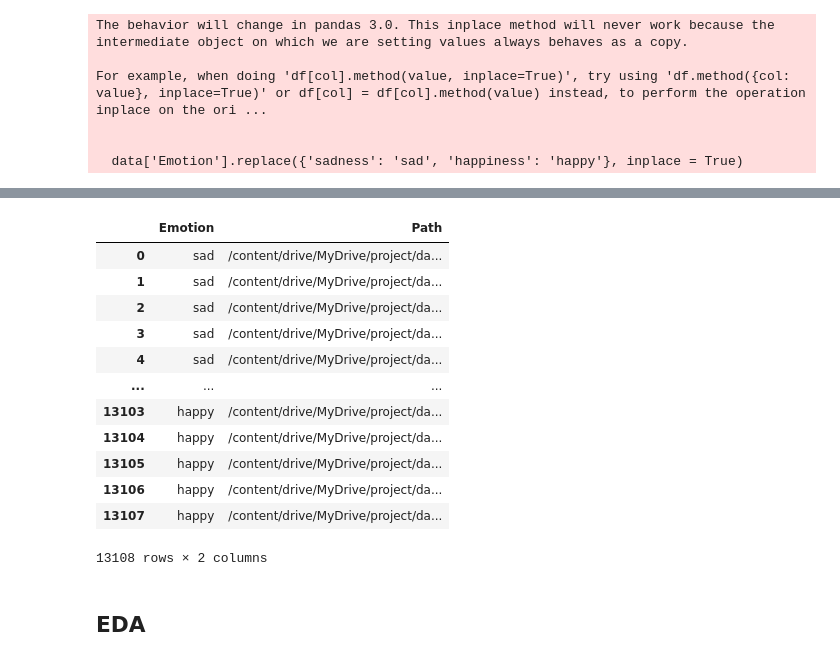
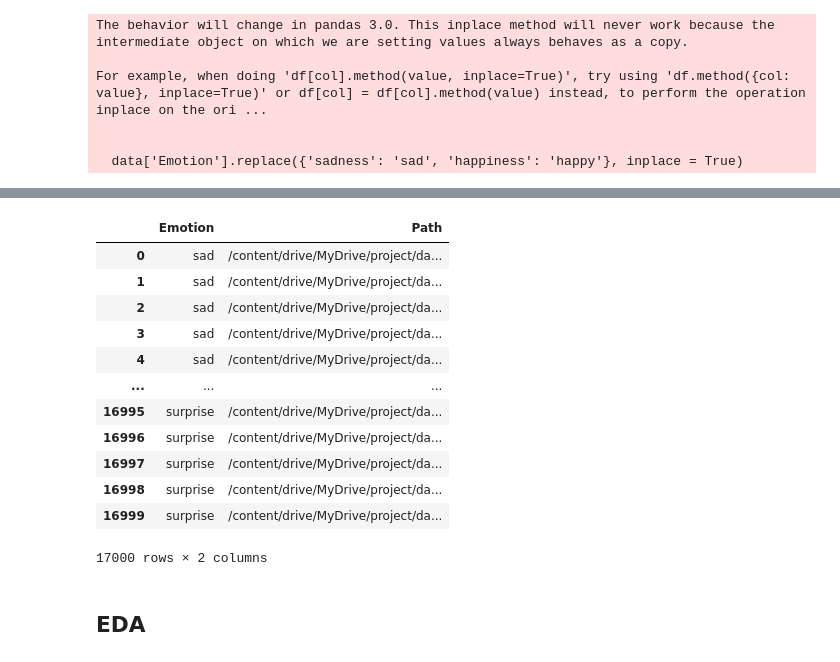
Before and after one commit to Yewon9/Emotion_Recognition_STT, a Jupyter notebook: EDA.ipynb, the cells around one changed output, grey strips where cells are left out. Cells and saved outputs as stored; diff of their text form; code cells hidden in the pictures.

```diff
--- a/EDA.ipynb
+++ b/EDA.ipynb
@@ -480,0 +357,22 @@ Name: count, dtype: int64
+# %%
+sad = data[data['Emotion'] == 'sad']
+angry = data[data['Emotion'] == 'angry']
+neutral = data[data['Emotion'] == 'neutral']
+happy = data[data['Emotion'] == 'happy']
+disgust = data[data['Emotion'] == 'disgust']
+fear = data[data['Emotion'] == 'fear']
+surprise = data[data['Emotion'] == 'surprise']
+# %%
+sad_downsampled = resample(sad, replace = False, n_samples = 3000, random_state = 42)
+angry_downsampled = resample(angry, replace = False, n_samples = 3000, random_state = 42)
+neutral_downsampled = resample(neutral, replace = False, n_samples = 3000, random_state = 42)
+# %%
+happy_upsampled = resample(happy, replace = True, n_samples = 2000, random_state = 42)
+disgust_upsampled = resample(disgust, replace = True, n_samples = 2000, random_state = 42)
+fear_upsampled = resample(fear, replace = True, n_samples = 2000, random_state = 42)
+surprise_upsampled = resample(surprise, replace=True, n_samples = 2000, random_state = 42)
+# %%
+balanced_data = pd.concat([sad_downsampled, angry_downsampled, neutral_downsampled,
+                           happy_upsampled, disgust_upsampled, fear_upsampled, surprise_upsampled])
+
+print(balanced_data['Emotion'].value_counts())
@@ -481,18 +389,18 @@ Name: count, dtype: int64
 # %%
-data_emotion_balacned = data_emotion_balacned.reset_index(drop = True)
-data_emotion_balacned
+balanced_data = balanced_data.reset_index(drop = True)
+balanced_data
 # %% [output]
 |  | Emotion | Path |
 | 0 | sad | /content/drive/MyDrive/project/da... |
 | 1 | sad | /content/drive/MyDrive/project/da... |
 | 2 | sad | /content/drive/MyDrive/project/da... |
 | 3 | sad | /content/drive/MyDrive/project/da... |
 | 4 | sad | /content/drive/MyDrive/project/da... |
 | ... | ... | ... |
-| 13103 | happy | /content/drive/MyDrive/project/da... |
-| 13104 | happy | /content/drive/MyDrive/project/da... |
-| 13105 | happy | /content/drive/MyDrive/project/da... |
-| 13106 | happy | /content/drive/MyDrive/project/da... |
-| 13107 | happy | /content/drive/MyDrive/project/da... |
+| 16995 | surprise | /content/drive/MyDrive/project/da... |
+| 16996 | surprise | /content/drive/MyDrive/project/da... |
+| 16997 | surprise | /content/drive/MyDrive/project/da... |
+| 16998 | surprise | /content/drive/MyDrive/project/da... |
+| 16999 | surprise | /content/drive/MyDrive/project/da... |
-13108 rows × 2 columns
+17000 rows × 2 columns
 # %%
```
Also changed, not shown: parts of 29 cells of this notebook.
